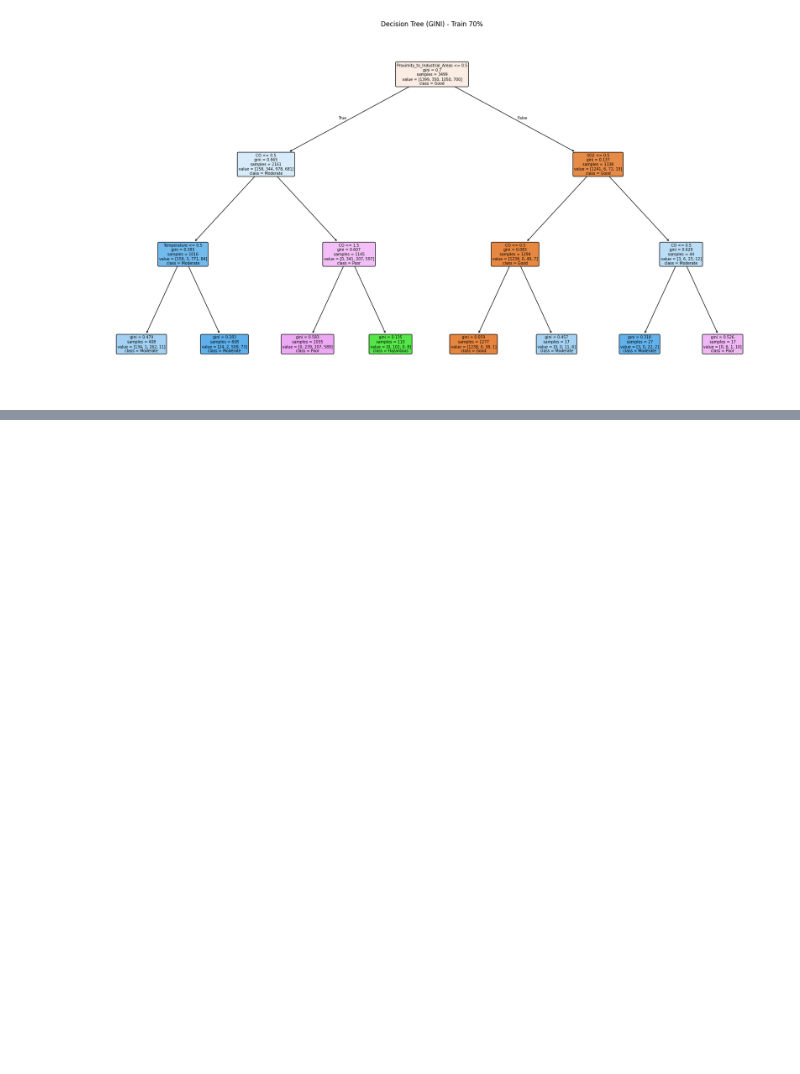
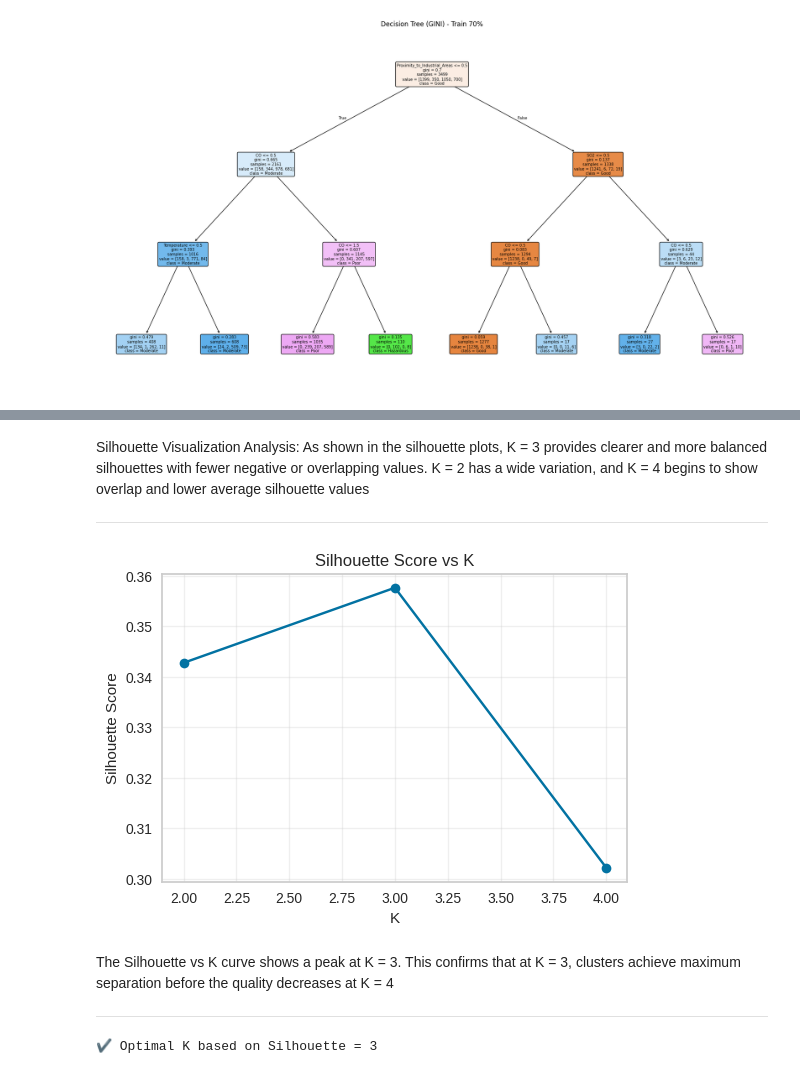
Before and after one commit to AdwaaNasser/DataMiningProject, a Jupyter notebook: Phase3.ipynb, the cells around one changed output, grey strips where cells are left out. Drawn from its saved outputs; the diff is of its cells as text; code cells hidden in the pictures; blank space fills up the shorter version.

```diff
--- a/Phase3.ipynb
+++ b/Phase3.ipynb
@@ -243,0 +249,14 @@ plot_dt("gini", 0.7)
+# %%
+from sklearn.preprocessing import LabelEncoder, StandardScaler
+
+# Encode label if needed
+if df['Air Quality'].dtype == 'object':
+    le = LabelEncoder()
+    df['Air Quality'] = le.fit_transform(df['Air Quality'])
+
+# Remove target column
+df_no_label = df.drop(columns=['Air Quality'])
+
+# Scale features
+scaler = StandardScaler()
+X_scaled = scaler.fit_transform(df_no_label)
@@ -243,0 +307,35 @@ plot_dt("gini", 0.7)
+# %% [markdown]
+Silhouette Visualization Analysis:
+As shown in the silhouette plots, K = 3 provides clearer and more balanced silhouettes
+with fewer negative or overlapping values. K = 2 has a wide variation, and K = 4 begins
+to show overlap and lower average silhouette values
+
+---
+# %%
+plt.figure(figsize=(6,4))
+plt.plot(k_values, [r[2] for r in results], marker='o')
+plt.title("Silhouette Score vs K")
+plt.xlabel("K")
+plt.ylabel("Silhouette Score")
+plt.grid(alpha=0.3)
+plt.show()
+# %% [output]
+[figure, added]
+# %% [markdown]
+The Silhouette vs K curve shows a peak at K = 3.
+This confirms that at K = 3, clusters achieve maximum separation before the quality decreases at K = 4
+
+---
+# %%
+# Determine best K
+best_silhouette = -1
+best_k = None
+
+for k, wss, sil in results:
+    if sil > best_silhouette:
+        best_silhouette = sil
+        best_k = k
+
+print(f"\n✔ Optimal K based on Silhouette = {best_k}")
+# %% [output]
+✔ Optimal K based on Silhouette = 3
```
Also changed, not shown: parts of 10 cells of this notebook.
